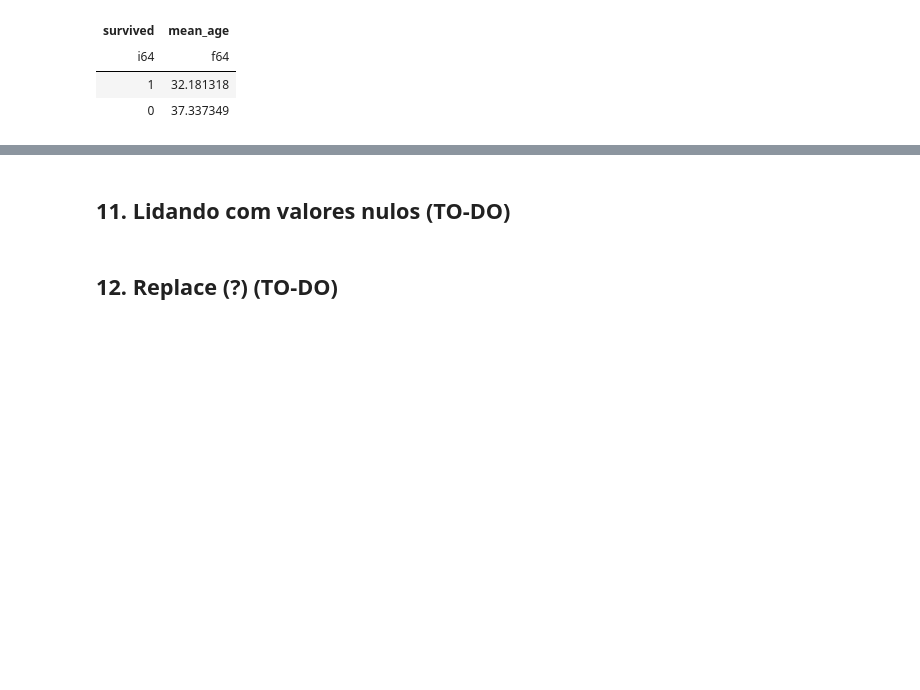
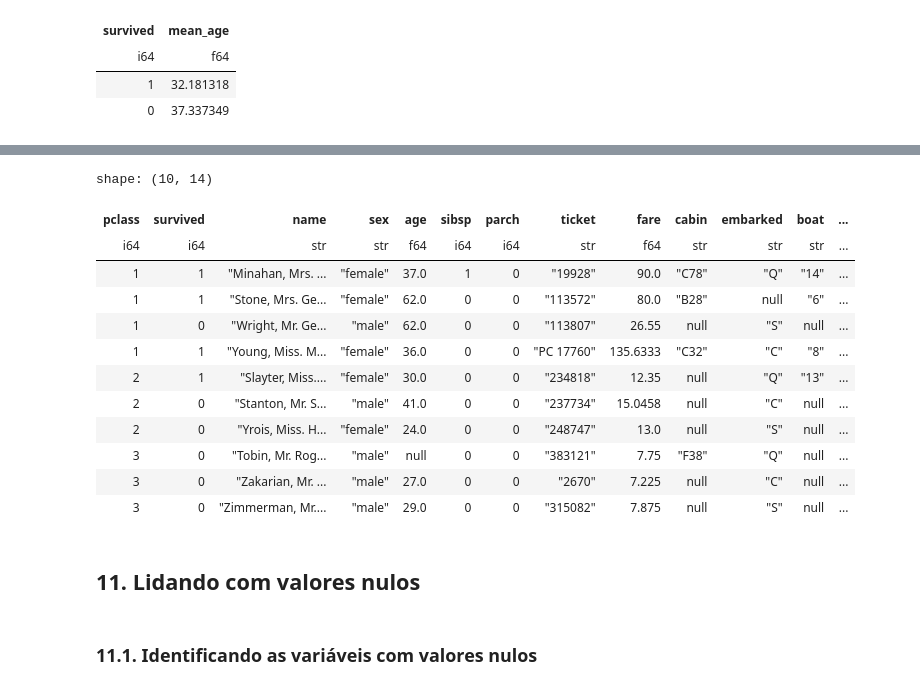
Before and after one commit to barbosarafael/polars_python_test, a Jupyter notebook: 01-notebook/01-polars_notebook.ipynb, the cells around one changed output, grey strips where cells are left out. Drawn from its saved outputs; the diff is of its cells as text; code cells hidden in the pictures; blank space fills up the shorter version.

Commit message:
Adicionando as seções de ordenação das linhas, duplicates, nulos, joins, pivot, merge e operações com datas

```diff
--- a/01-notebook/01-polars_notebook.ipynb
+++ b/01-notebook/01-polars_notebook.ipynb
@@ -585,4 +637,21 @@ Aos mais chegados:
+# %%
+dados\
+    .unique(subset = ['embarked', 'pclass'], maintain_order = True, keep = 'last')
+# %% [output]
+shape: (10, 14)
+| pclass | survived | name | sex | age | sibsp | parch | ticket | fare | cabin | embarked | boat | ... |
+| i64 | i64 | str | str | f64 | i64 | i64 | str | f64 | str | str | str | ... |
+| 1 | 1 | "Minahan, Mrs. ... | "female" | 37.0 | 1 | 0 | "19928" | 90.0 | "C78" | "Q" | "14" | ... |
+| 1 | 1 | "Stone, Mrs. Ge... | "female" | 62.0 | 0 | 0 | "113572" | 80.0 | "B28" | null | "6" | ... |
+| 1 | 0 | "Wright, Mr. Ge... | "male" | 62.0 | 0 | 0 | "113807" | 26.55 | null | "S" | null | ... |
+| 1 | 1 | "Young, Miss. M... | "female" | 36.0 | 0 | 0 | "PC 17760" | 135.6333 | "C32" | "C" | "8" | ... |
+| 2 | 1 | "Slayter, Miss.... | "female" | 30.0 | 0 | 0 | "234818" | 12.35 | null | "Q" | "13" | ... |
+| 2 | 0 | "Stanton, Mr. S... | "male" | 41.0 | 0 | 0 | "237734" | 15.0458 | null | "C" | null | ... |
+| 2 | 0 | "Yrois, Miss. H... | "female" | 24.0 | 0 | 0 | "248747" | 13.0 | null | "S" | null | ... |
+| 3 | 0 | "Tobin, Mr. Rog... | "male" | null | 0 | 0 | "383121" | 7.75 | "F38" | "Q" | null | ... |
+| 3 | 0 | "Zakarian, Mr. ... | "male" | 27.0 | 0 | 0 | "2670" | 7.225 | null | "C" | null | ... |
+| 3 | 0 | "Zimmerman, Mr.... | "male" | 29.0 | 0 | 0 | "315082" | 7.875 | null | "S" | null | ... |
 # %% [markdown]
-## **11. Lidando com valores nulos** (TO-DO)
+## **11. Lidando com valores nulos**
-# %% [markdown]
-## **12. Replace (?)** (TO-DO)
+# %% [markdown]
+### **11.1. Identificando as variáveis com valores nulos**
```
Also changed, not shown: parts of 43 cells of this notebook, 2 other files.
